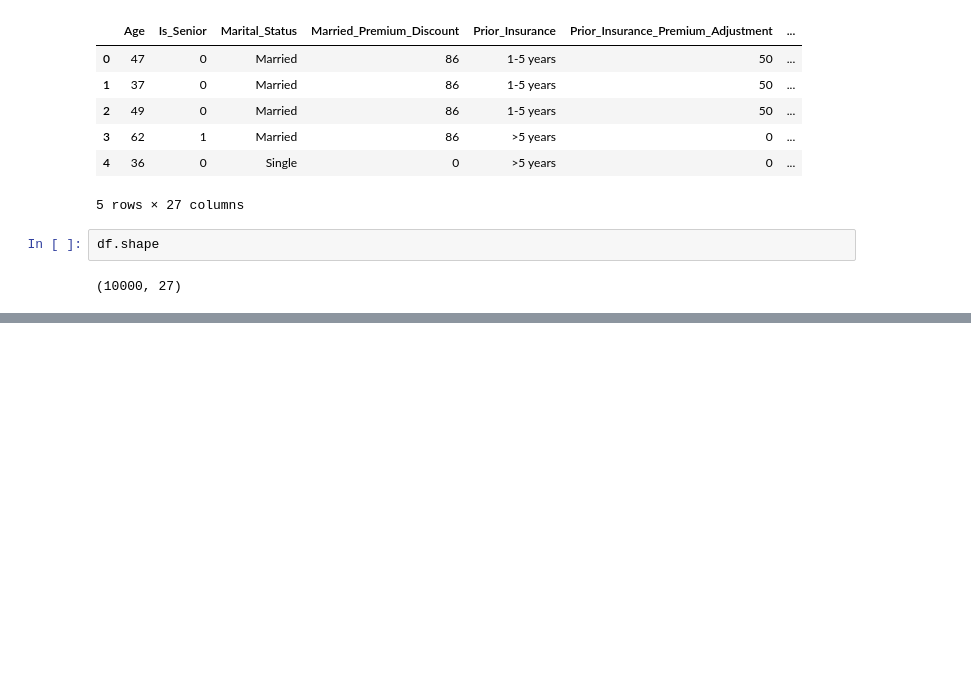
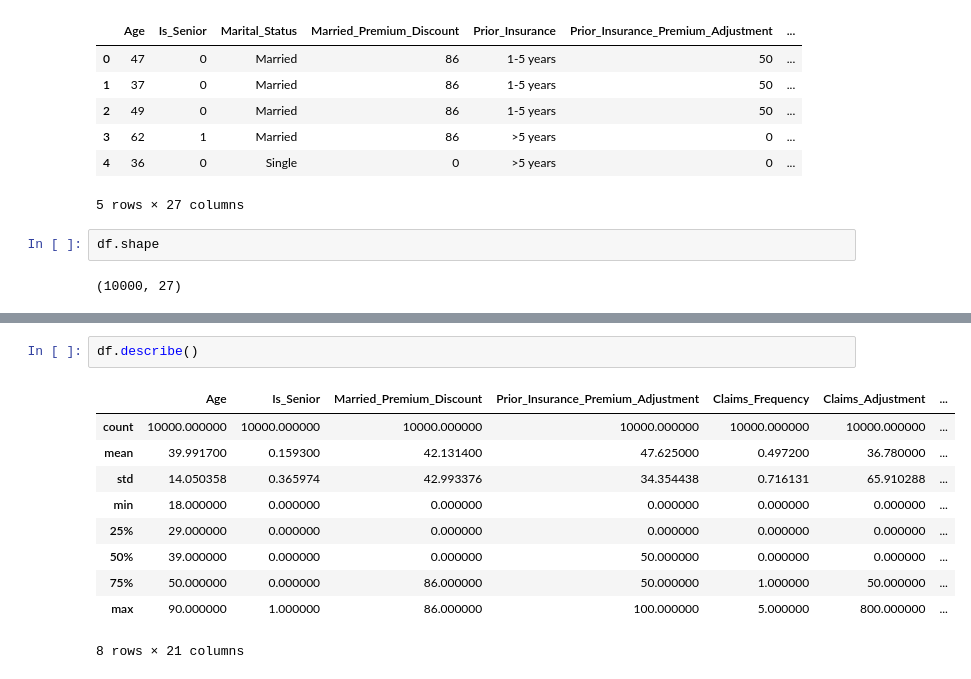
Before and after one commit to Saswankar1/IBM_DataSci, a Jupyter notebook: Project/insurance.ipynb, the cells around one changed output, grey strips where cells are left out. Saved outputs shown, nothing was run; the diff lists cells and outputs as text; blank space fills up the shorter version.

```diff
--- a/Project/insurance.ipynb
+++ b/Project/insurance.ipynb
@@ -22,0 +63,13 @@ df.shape
+# %%
+df.describe()
+# %% [output]
+|  | Age | Is_Senior | Married_Premium_Discount | Prior_Insurance_Premium_Adjustment | Claims_Frequency | Claims_Adjustment | ... |
+| count | 10000.000000 | 10000.000000 | 10000.000000 | 10000.000000 | 10000.000000 | 10000.000000 | ... |
+| mean | 39.991700 | 0.159300 | 42.131400 | 47.625000 | 0.497200 | 36.780000 | ... |
+| std | 14.050358 | 0.365974 | 42.993376 | 34.354438 | 0.716131 | 65.910288 | ... |
+| min | 18.000000 | 0.000000 | 0.000000 | 0.000000 | 0.000000 | 0.000000 | ... |
+| 25% | 29.000000 | 0.000000 | 0.000000 | 0.000000 | 0.000000 | 0.000000 | ... |
+| 50% | 39.000000 | 0.000000 | 0.000000 | 50.000000 | 0.000000 | 0.000000 | ... |
+| 75% | 50.000000 | 0.000000 | 86.000000 | 50.000000 | 1.000000 | 50.000000 | ... |
+| max | 90.000000 | 1.000000 | 86.000000 | 100.000000 | 5.000000 | 800.000000 | ... |
+8 rows × 21 columns
```
Also changed, not shown: parts of 7 cells of this notebook.
